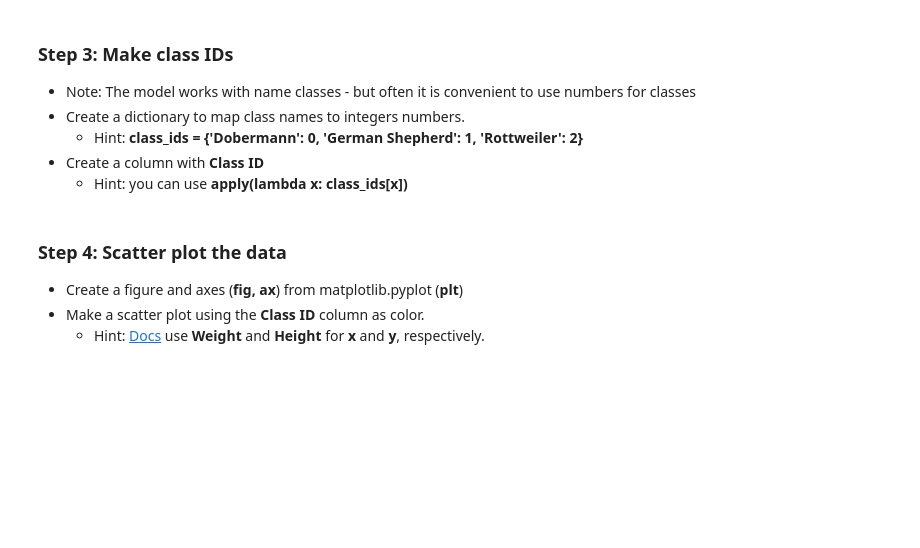
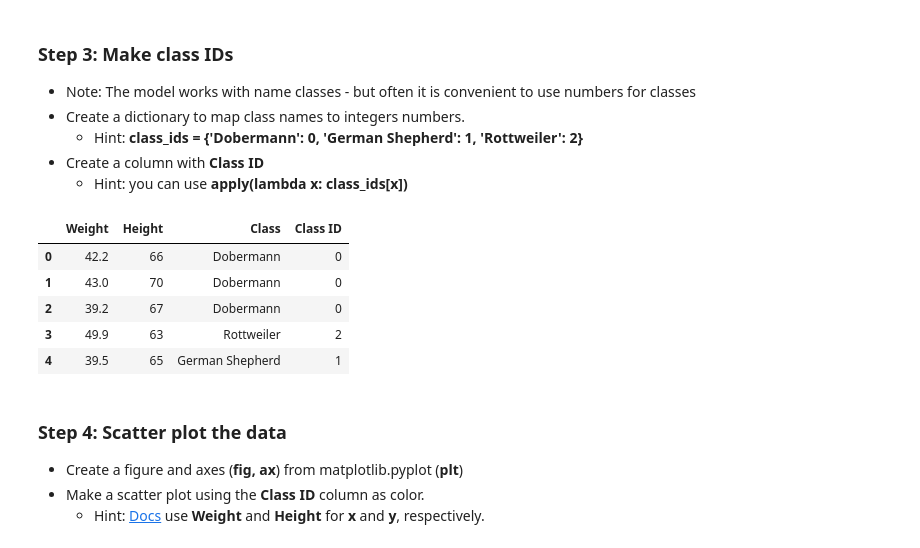
Before and after one commit to adel-nouar/ML_with_Rune, a Jupyter notebook: 02 - Project - Support Vector Classification.ipynb, the cells around one changed output. Saved outputs shown, nothing was run; the diff lists cells and outputs as text; code cells hidden in the pictures; blank space fills up the shorter version.

```diff
--- a/02 - Project - Support Vector Classification.ipynb
+++ b/02 - Project - Support Vector Classification.ipynb
@@ -40,3 +54,12 @@ import matplotlib.pyplot as plt
+# %%
+data.head()
+# %% [output]
+|  | Weight | Height | Class | Class ID |
+| 0 | 42.2 | 66 | Dobermann | 0 |
+| 1 | 43.0 | 70 | Dobermann | 0 |
+| 2 | 39.2 | 67 | Dobermann | 0 |
+| 3 | 49.9 | 63 | Rottweiler | 2 |
+| 4 | 39.5 | 65 | German Shepherd | 1 |
 # %% [markdown]
 ### Step 4: Scatter plot the data
 - Create a figure and axes (**fig, ax**) from matplotlib.pyplot (**plt**)
```
Also changed, not shown: parts of 8 cells of this notebook, 1 other file.
